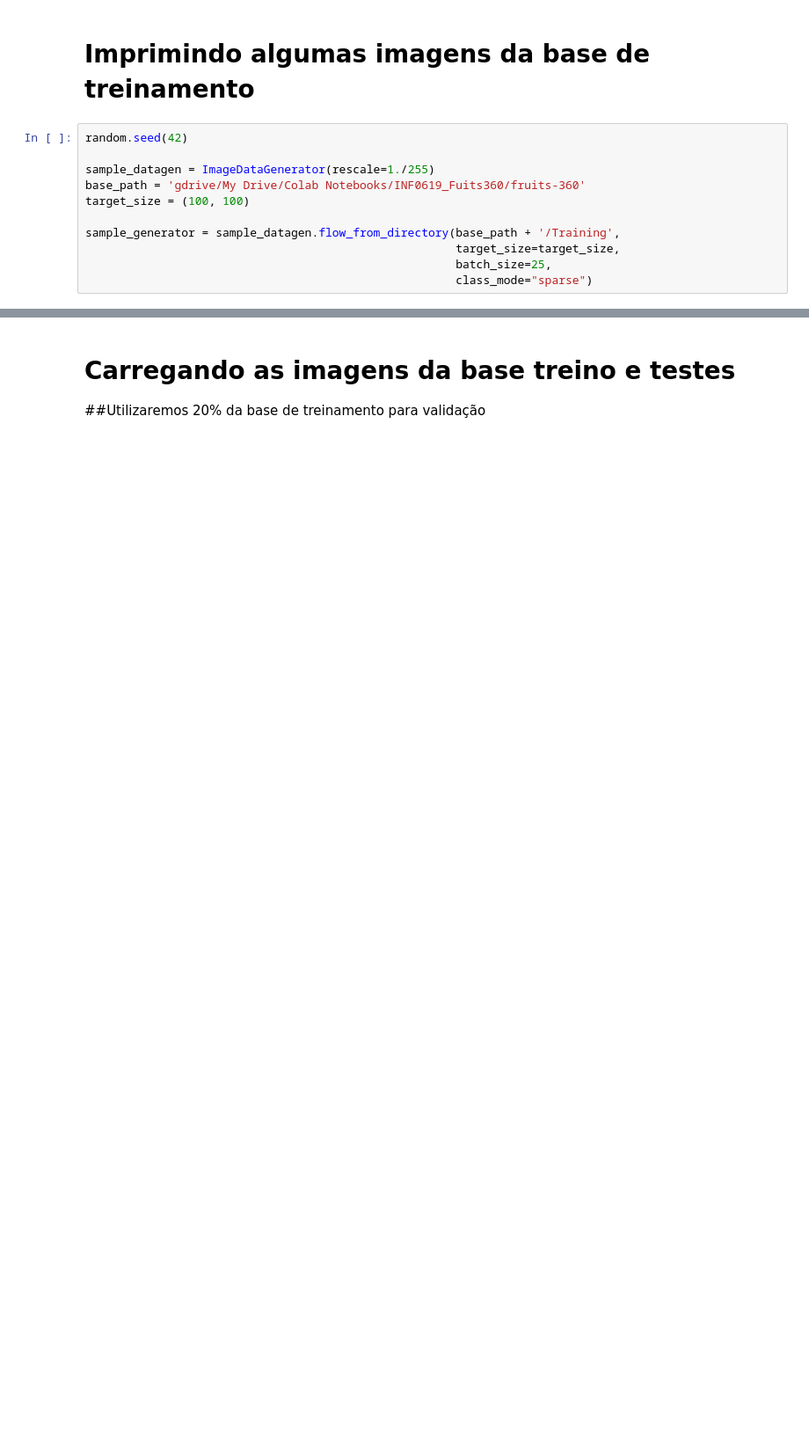
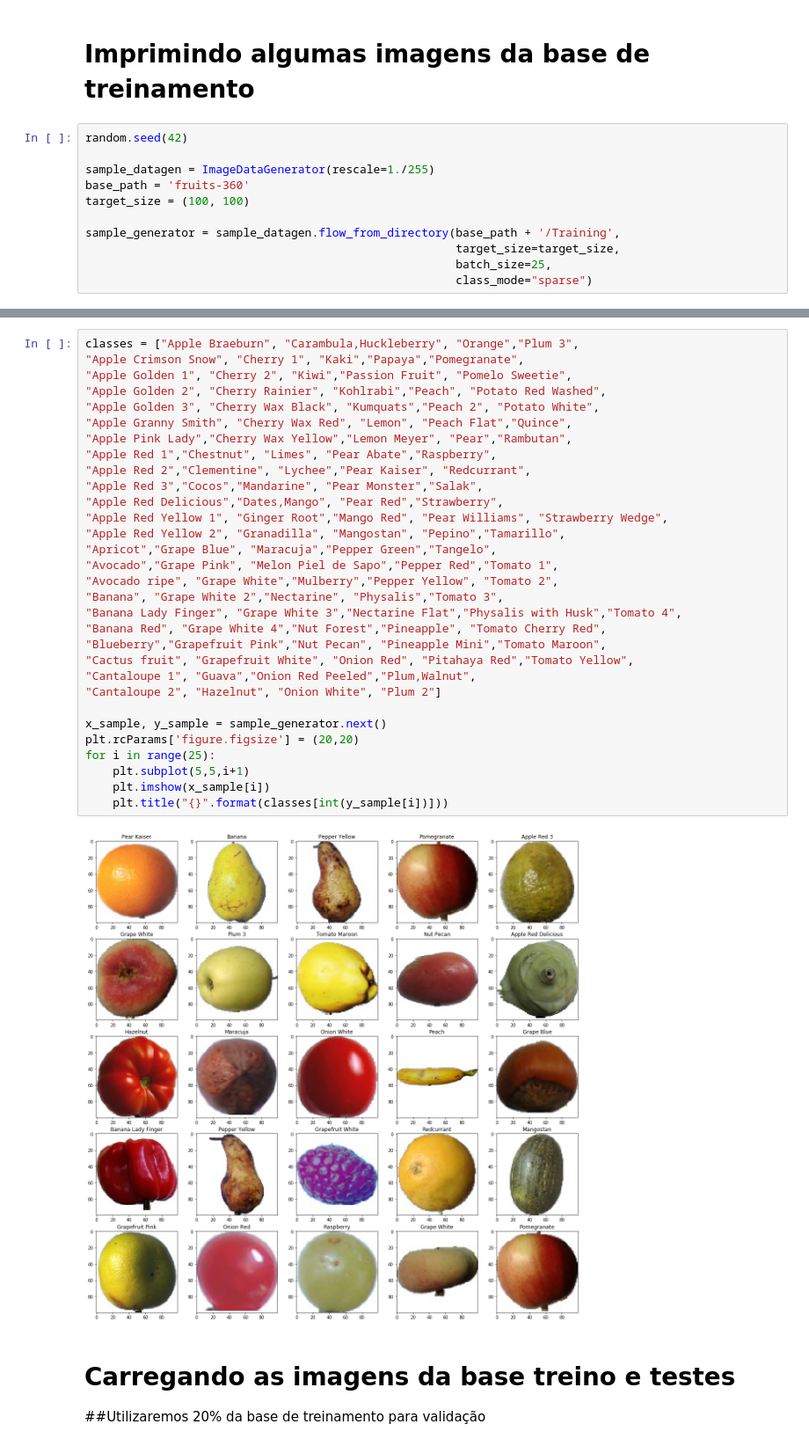
Before and after one commit to tiagodeliberali/mdc-tcc, a Jupyter notebook: Fruits-360/Copy_of_TCC_MDC_fruit_v2.ipynb, the cells around one changed output, grey strips where cells are left out. Shown at 88% size. Saved outputs shown, nothing was run; the diff lists cells and outputs as text; blank space fills up the shorter version.

```diff
--- a/Fruits-360/Copy_of_TCC_MDC_fruit_v2.ipynb
+++ b/Fruits-360/Copy_of_TCC_MDC_fruit_v2.ipynb
@@ -28,7 +23,7 @@ Drive already mounted at /content/gdrive; to attempt to forcibly remount, call d
 random.seed(42)
 
 sample_datagen = ImageDataGenerator(rescale=1./255)
-base_path = 'gdrive/My Drive/Colab Notebooks/INF0619_Fuits360/fruits-360'
+base_path = 'fruits-360'
 target_size = (100, 100)
 
 sample_generator = sample_datagen.flow_from_directory(base_path + '/Training',
@@ -58,3 +35,36 @@ for i in range(25):
+# %%
+classes = ["Apple Braeburn", "Carambula,Huckleberry", "Orange","Plum 3",
+"Apple Crimson Snow", "Cherry 1", "Kaki","Papaya","Pomegranate",
+"Apple Golden 1", "Cherry 2", "Kiwi","Passion Fruit", "Pomelo Sweetie",
+"Apple Golden 2", "Cherry Rainier", "Kohlrabi","Peach", "Potato Red Washed",
+"Apple Golden 3", "Cherry Wax Black", "Kumquats","Peach 2", "Potato White",
+"Apple Granny Smith", "Cherry Wax Red", "Lemon", "Peach Flat","Quince",
+"Apple Pink Lady","Cherry Wax Yellow","Lemon Meyer", "Pear","Rambutan",
+"Apple Red 1","Chestnut", "Limes", "Pear Abate","Raspberry",
+"Apple Red 2","Clementine", "Lychee","Pear Kaiser", "Redcurrant",
+"Apple Red 3","Cocos","Mandarine", "Pear Monster","Salak",
+"Apple Red Delicious","Dates,Mango", "Pear Red","Strawberry",
+"Apple Red Yellow 1", "Ginger Root","Mango Red", "Pear Williams", "Strawberry Wedge",
+"Apple Red Yellow 2", "Granadilla", "Mangostan", "Pepino","Tamarillo",
+"Apricot","Grape Blue", "Maracuja","Pepper Green","Tangelo",
+"Avocado","Grape Pink", "Melon Piel de Sapo","Pepper Red","Tomato 1",
+"Avocado ripe", "Grape White","Mulberry","Pepper Yellow", "Tomato 2",
+"Banana", "Grape White 2","Nectarine", "Physalis","Tomato 3",
+"Banana Lady Finger", "Grape White 3","Nectarine Flat","Physalis with Husk","Tomato 4",
+"Banana Red", "Grape White 4","Nut Forest","Pineapple", "Tomato Cherry Red",
+"Blueberry","Grapefruit Pink","Nut Pecan", "Pineapple Mini","Tomato Maroon",
+"Cactus fruit", "Grapefruit White", "Onion Red", "Pitahaya Red","Tomato Yellow",
+"Cantaloupe 1", "Guava","Onion Red Peeled","Plum,Walnut",
+"Cantaloupe 2", "Hazelnut", "Onion White", "Plum 2"]
+
+x_sample, y_sample = sample_generator.next()
+plt.rcParams['figure.figsize'] = (20,20)
+for i in range(25):
+    plt.subplot(5,5,i+1)
+    plt.imshow(x_sample[i])
+    plt.title("{}".format(classes[int(y_sample[i])]))
+# %% [output]
+[figure, added]
 # %% [markdown]
 # Carregando as imagens da base treino e testes
 ##Utilizaremos 20% da base de treinamento para validação
```
Also changed, not shown: parts of 10 cells of this notebook, 2 other files.
